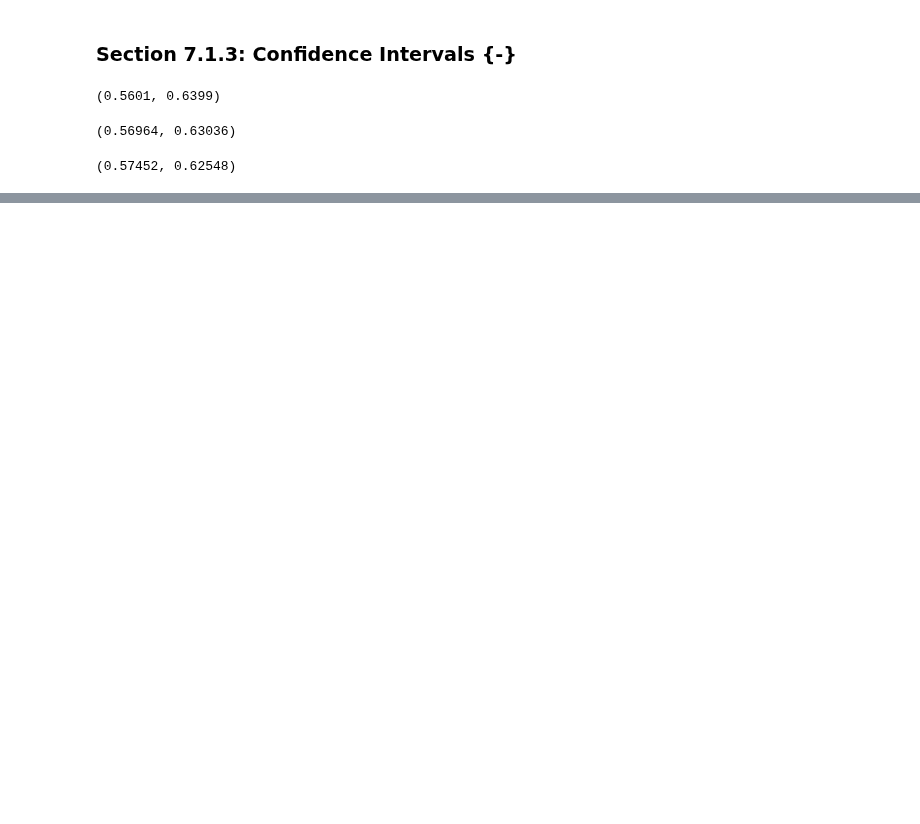
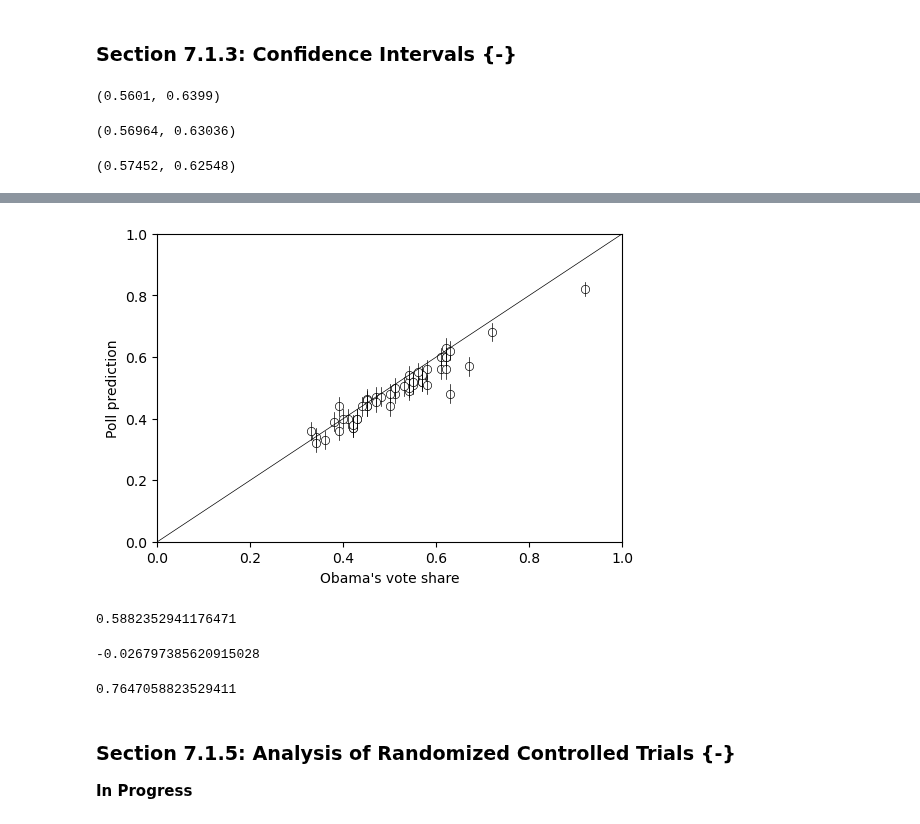
Before and after one commit to jeffallen13/qsspy, a Jupyter notebook: UNCERTAINTY/uncertainty-py.ipynb, the cells around one changed output, grey strips where cells are left out. Cells and saved outputs as stored; diff of their text form; code cells hidden in the pictures; blank space fills up the shorter version.

Commit message:
Section 7.1.4 complete

```diff
--- a/UNCERTAINTY/uncertainty-py.ipynb
+++ b/UNCERTAINTY/uncertainty-py.ipynb
@@ -204,0 +262,54 @@ array([0.9394, 0.9422, 0.9492])
+# %%
+# plot the results
+fig, ax = plt.subplots(figsize=(6,4))
+
+sns.scatterplot(
+    x = pres08['Obama'] / 100, y = poll_pred.iloc[:,0].reset_index(drop=True),
+    ax=ax, color='white', edgecolor='black'
+).set(xlabel="Obama's vote share", ylabel='Poll prediction',
+      xlim=(0, 1), ylim=(0, 1))
+
+ax.axline((0, 0), slope=1, color='black', linewidth=0.5)
+
+# adding 95% confidence intervals for each state
+for i in range(len(st_names)):
+    ax.plot(
+        [pres08['Obama'][i] / 100] * 2,
+        [poll_pred.iloc[i,1], poll_pred.iloc[i,2]],
+        color='black', linewidth=0.5
+    )
+# %% [output]
+[figure, added]
+# %%
+# proportion of confidence intervals that contain the election day outcome
+# reset index: can only compare identically-labeled Series objects
+((poll_pred.iloc[:,1].reset_index(drop=True) <= pres08['Obama'] / 100 ) &
+ (poll_pred.iloc[:,2].reset_index(drop=True) >= pres08['Obama'] / 100)).mean()
+# %% [output]
+0.5882352941176471
+# %%
+# bias
+bias=(poll_pred.iloc[:,0].reset_index(drop=True) - pres08['Obama']/100).mean()
+bias
+# %% [output]
+-0.026797385620915028
+# %%
+# bias corrected estimate
+poll_bias = poll_pred.iloc[:,0] - bias
+
+# bias corrected standard error
+se_bias = np.sqrt(poll_bias * (1-poll_bias) / n)
+
+# bias corrected confidence intervals
+ci_bias_lower = poll_bias - stats.norm.ppf(1-alpha/2) * se_bias
+ci_bias_upper = poll_bias + stats.norm.ppf(1-alpha/2) * se_bias
+
+# proportion of bias corrected CIs that contain election day outcome
+((ci_bias_lower.reset_index(drop=True) <= pres08['Obama'] / 100) &
+ (ci_bias_upper.reset_index(drop=True) >= pres08['Obama'] / 100)).mean()
+# %% [output]
+0.7647058823529411
+# %% [markdown]
+### Section 7.1.5: Analysis of Randomized Controlled Trials {-}
+
+**In Progress**
```
Also changed, not shown: parts of 16 cells of this notebook, 2 other files.
